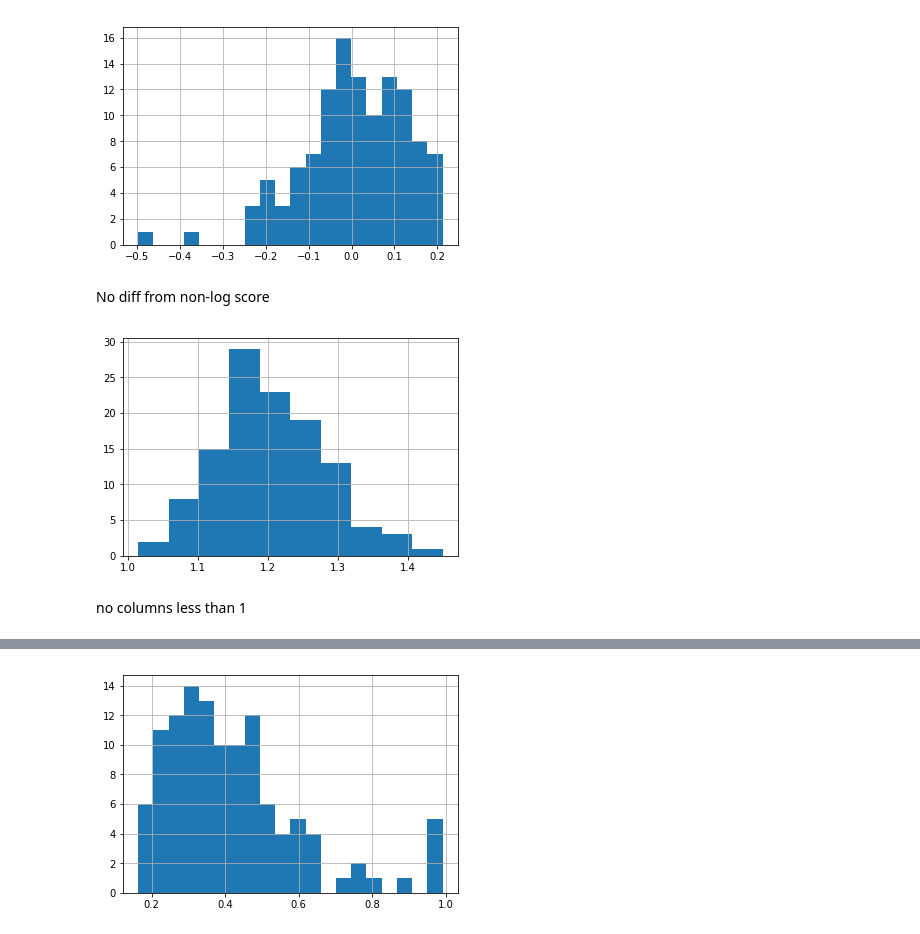
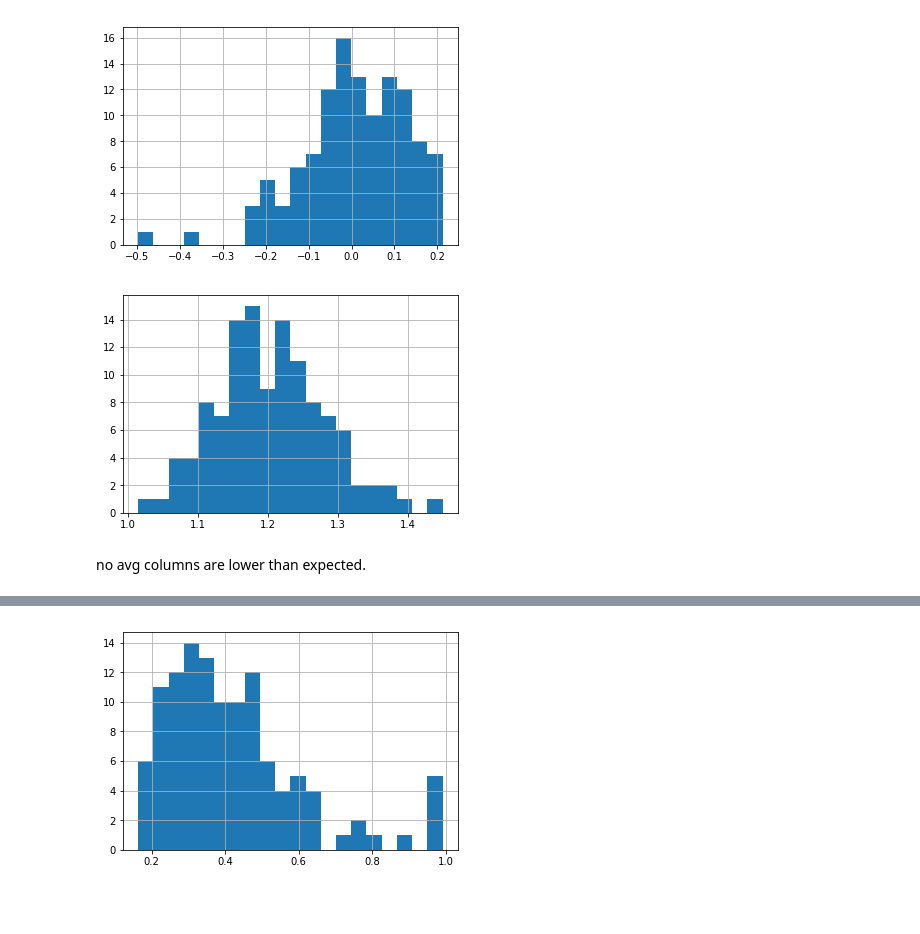
Before and after one commit to Fritos121/Codon-Usage-IDRs, a Jupyter notebook: plot_columns_P0A850.ipynb, the cells around one changed output, grey strips where cells are left out. Drawn from its saved outputs; the diff is of its cells as text; code cells hidden in the pictures; blank space fills up the shorter version.

```diff
--- a/plot_columns_P0A850.ipynb
+++ b/plot_columns_P0A850.ipynb
@@ -11,7 +11,7 @@ import warnings
 # remove to see copy warning in second box
 warnings.filterwarnings("ignore", module="pandas")
 
-in_fh = r"D:\Orthologs\Ortholog_Codon_Dist\PTHR30560\P0A850_ortholog_msa_scores3.data"
+in_fh = r"D:\Orthologs\Ortholog_Codon_Dist\PTHR30560\P0A850_ortholog_msa_scores2.data"
 
 df = pd.read_csv(in_fh)
 # %%
@@ -57,11 +54,9 @@ df_clean['Avg Frequency Score Ratio'].hist(bins = 20);
 df_clean['Log Avg Frequency Score Ratio'].hist(bins = 20);
 # %% [output]
 [figure]
-# %% [markdown]
-No diff from non-log score
 # %%
-df_clean['Avg Frequency Ratio'].hist();
+df_clean['Avg Frequency Ratio'].hist(bins = 20);
 # %% [output]
-[figure, old version]
+[figure, new version]
 # %% [markdown]
-no columns less than 1
+no avg columns are lower than expected.
```
Also changed, not shown: parts of 46 cells of this notebook, 2 other files.
